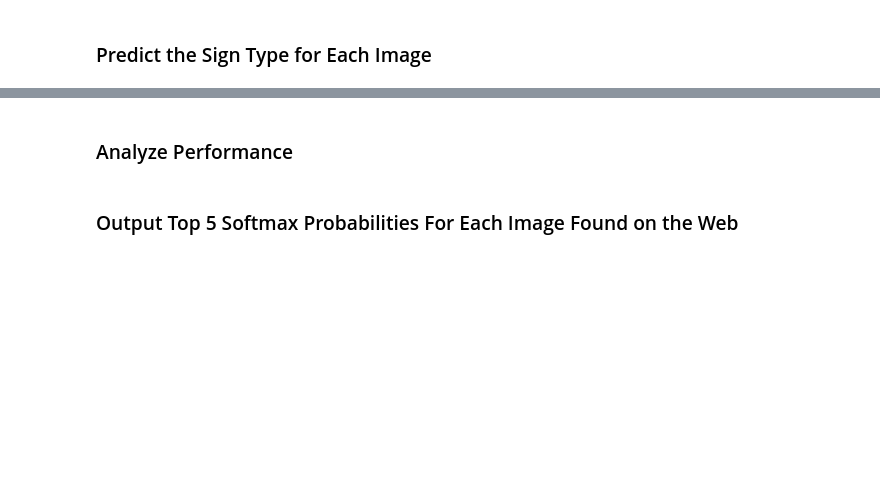
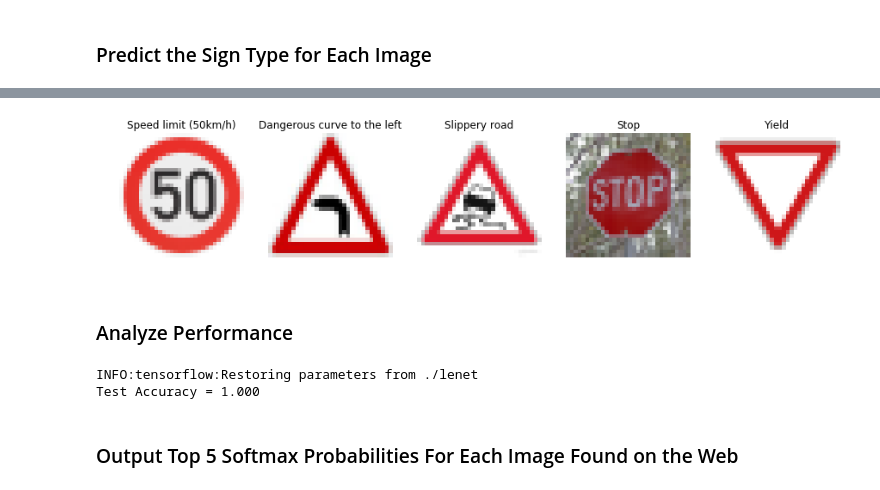
Before and after one commit to LeisAlAyoubi/LeNet5-Traffic-Sign-Classifier-Project, a Jupyter notebook: Traffic_Sign_Classifier.ipynb, the cells around one changed output, grey strips where cells are left out. Saved outputs shown, nothing was run; the diff lists cells and outputs as text; code cells hidden in the pictures; blank space fills up the shorter version.

```diff
--- a/Traffic_Sign_Classifier.ipynb
+++ b/Traffic_Sign_Classifier.ipynb
@@ -450,8 +543,41 @@ You may find `signnames.csv` useful as it contains mappings from the class id (i
+# %%
+# Visualizations will be shown in the notebook.
+%matplotlib inline
+
+# code for displaying multiple images in one figure
+# create figure
+fig = plt.figure(figsize=(15, 15))
+
+# setting values to rows and column variables
+rows = 1
+columns = 5
+i = 0
+
+for (img,prediction) in zip(test_images, predictions):
+    # Adds a subplot at the 1st position
+    fig.add_subplot(rows, columns, 1 + i)
+    # showing image
+    plt.imshow(img)
+    plt.axis('off')
+    plt.title(sign_names["SignName"][prediction])
+    i+=1
+plt.show()
+# %% [output]
+[figure, added]
 # %% [markdown]
 ### Analyze Performance
 # %%
 ### Calculate the accuracy for these 5 new images.
 ### For example, if the model predicted 1 out of 5 signs correctly, it's 20% accurate on these new images.
+#Evaluate the model
+with tf.Session() as sess:
+    saver.restore(sess, tf.train.latest_checkpoint('.'))
+
+    test_accuracy = evaluate(preProcess(test_images), y_test_images)
+    print("Test Accuracy = {:.3f}".format(test_accuracy))
+# %% [output]
+INFO:tensorflow:Restoring parameters from ./lenet
+Test Accuracy = 1.000
 # %% [markdown]
 ### Output Top 5 Softmax Probabilities For Each Image Found on the Web
 # %% [markdown]
```
Also changed, not shown: parts of 21 cells of this notebook, 8 other files.
